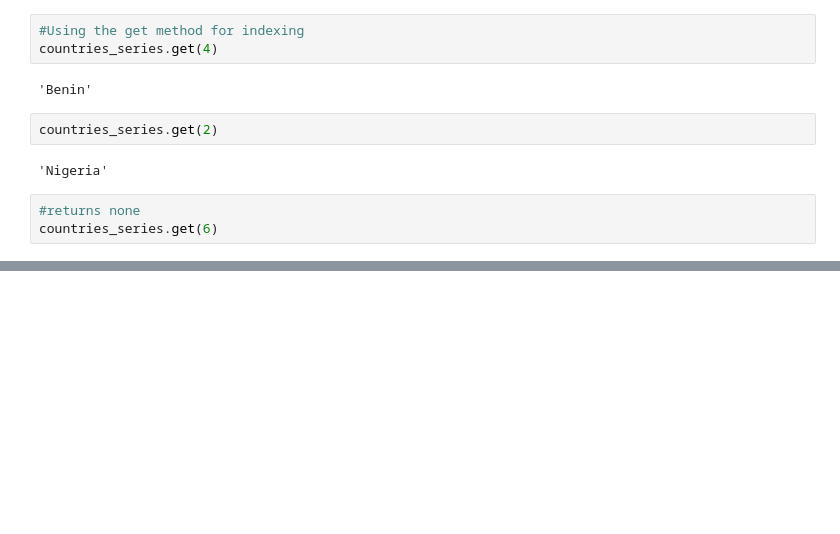
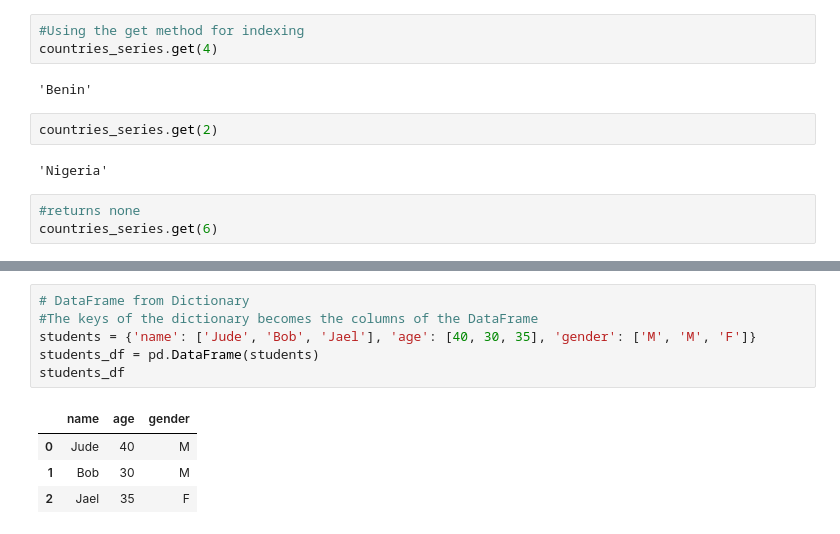
Before and after one commit to Selasi3/Data_Science_With_Python, a Jupyter notebook: Python Programming/pandas_course.ipynb, the cells around one changed output, grey strips where cells are left out. Cells and saved outputs as stored; diff of their text form; blank space fills up the shorter version.

```diff
--- a/Python Programming/pandas_course.ipynb
+++ b/Python Programming/pandas_course.ipynb
@@ -213,0 +329,11 @@ countries_series.get(6)
+# %%
+# DataFrame from Dictionary
+#The keys of the dictionary becomes the columns of the DataFrame
+students = {'name': ['Jude', 'Bob', 'Jael'], 'age': [40, 30, 35], 'gender': ['M', 'M', 'F']}
+students_df = pd.DataFrame(students)
+students_df
+# %% [output]
+|  | name | age | gender |
+| 0 | Jude | 40 | M |
+| 1 | Bob | 30 | M |
+| 2 | Jael | 35 | F |
```
Also changed, not shown: parts of 52 cells of this notebook.
